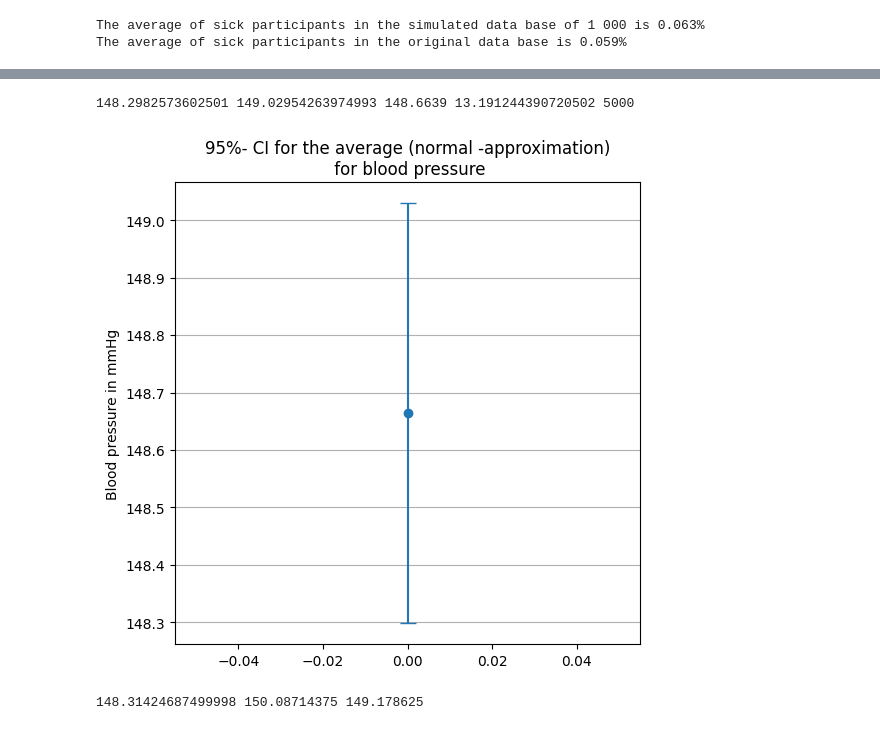
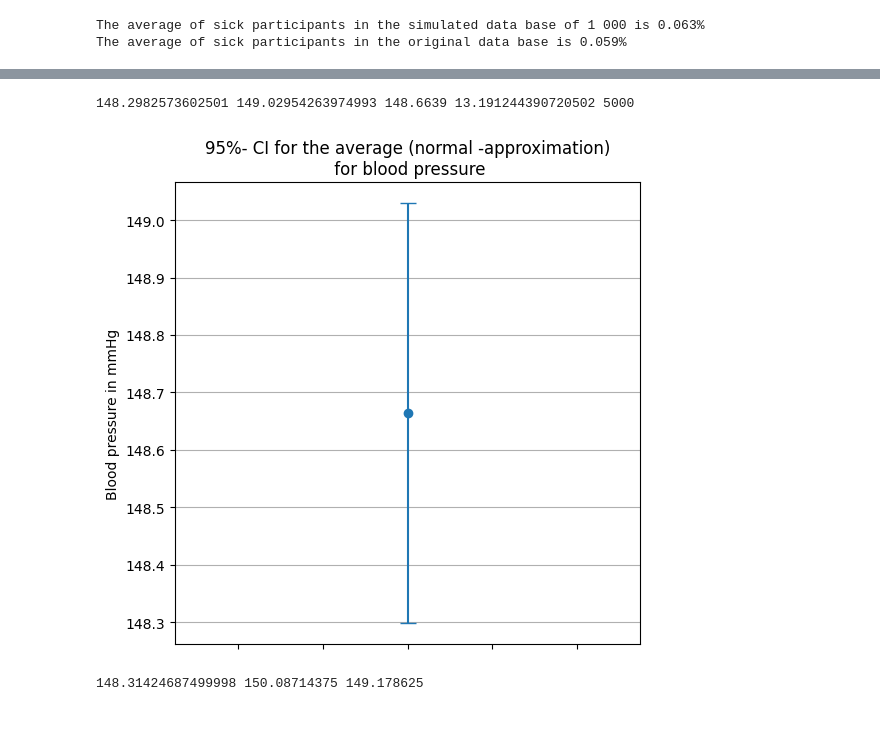
Before and after one commit to wendymermet-lgtm/H-lsostudie, a Jupyter notebook: report.ipynb, the cells around one changed output, grey strips where cells are left out. Saved outputs shown, nothing was run; the diff lists cells and outputs as text; code cells hidden in the pictures.

```diff
--- a/report.ipynb
+++ b/report.ipynb
@@ -142,36 +147,36 @@ The average of sick participants in the original data base is 0.059%
 # %%
 # Beräkna ett konfidensintervall för medelvärdet av systolic_bp (t.ex. med normalapproximation eller bootstrap, som vi gått igenom på kursen).
 
 #med normalapproximation
 from math import sqrt
 np.random.seed(42)
 
 def ci_mean_normal (x, confidence= 0.95):
     x = np.asarray(x, dtype = float)
     mean_x = float(np.mean(x))
     s = float(np.std(x,ddof = 1))
     n= len(x)
     z_critical = 1.96
-    half_width = z_critical * s / sqrt (n)
+    half_width = z_critical * s  / sqrt (n)
     lo, hi = mean_x - half_width, mean_x + half_width
     return lo, hi, mean_x, s, n
 
 x = np.random.choice(df["systolic_bp"], size = 5000, replace = True)
 
 nlo, nhi, nmean_x, ns, nn = ci_mean_normal(x)
 
 print(nlo, nhi, nmean_x, ns, nn)
 
 fig, ax = plt.subplots(figsize = (6,6))
 ax.errorbar([0],[nmean_x],yerr=[[nmean_x - nlo],[nhi - nmean_x]],fmt = "o", capsize = 6)
 ax.set_title("95%- CI for the average (normal -approximation)\n for blood pressure")
 ax.grid(True, axis = "y")
 ax.set_ylabel("Blood pressure in mmHg")
-ax.set_xlabel
+ax.set_xticklabels([""])
 plt.show()
 # %% [output]
 148.2982573602501 149.02954263974993 148.6639 13.191244390720502 5000
-[figure, old version]
+[figure, new version]
 # %%
 # med bootstrap
 
```
Also changed, not shown: parts of 6 cells of this notebook.
